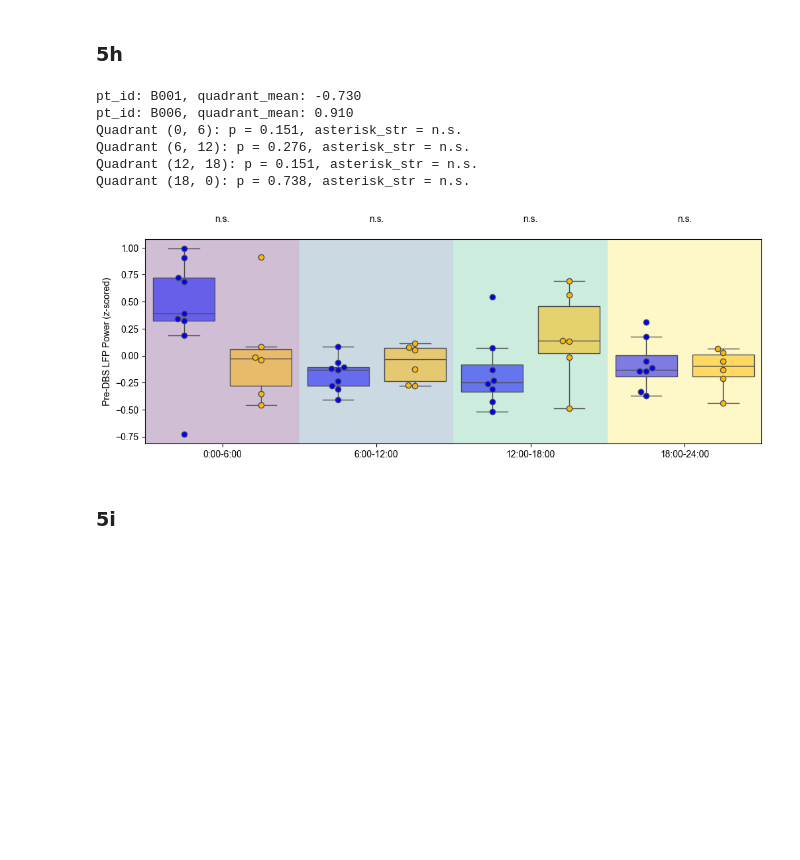
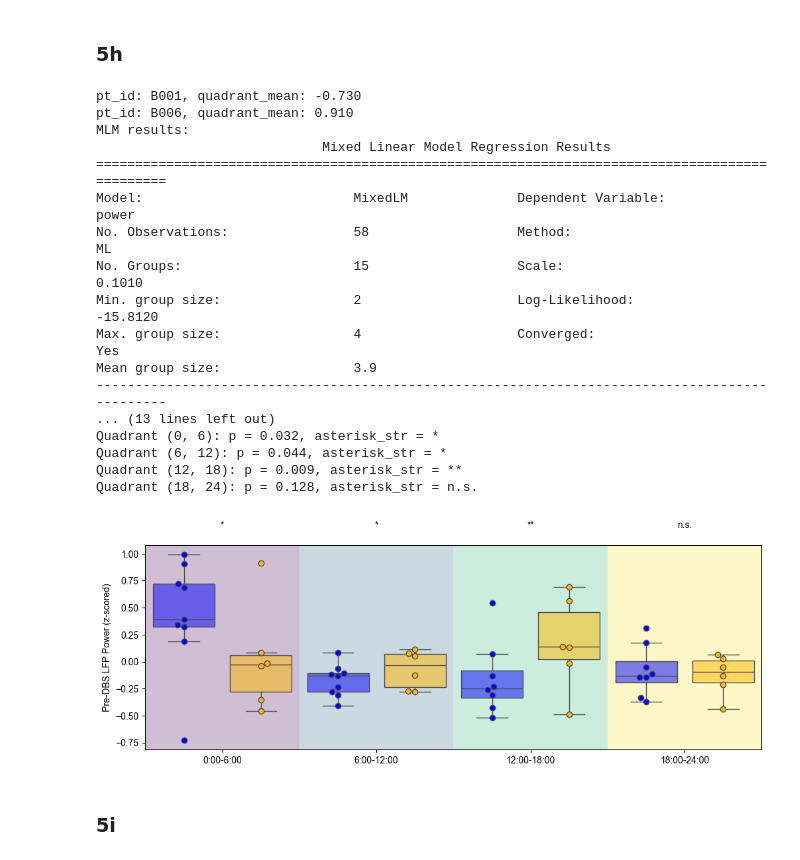
Before and after one commit to ProvenzaLab/PerceptPredictability, a Jupyter notebook: process_data.ipynb, the cells around one changed output. Cells and saved outputs as stored; diff of their text form; code cells hidden in the pictures; blank space fills up the shorter version.

Commit message:
apply mixed lm to time bin analysis in fig5

```diff
--- a/process_data.ipynb
+++ b/process_data.ipynb
@@ -1926,44 +1935,98 @@ plot_box_and_swarmplot(3, quadrant_power_dict[(6, 12)]['Non-Responder'], ax, col
 plot_box_and_swarmplot(4, quadrant_power_dict[(12, 18)]['Responder'], ax, color=COL_PAL['Responder'], alpha=0.5, widths=0.8)
 plot_box_and_swarmplot(5, quadrant_power_dict[(12, 18)]['Non-Responder'], ax, color=COL_PAL['Non-Responder'], alpha=0.5, widths=0.8)
 
 plot_box_and_swarmplot(6, quadrant_power_dict[(18, 0)]['Responder'], ax, color=COL_PAL['Responder'], alpha=0.5, widths=0.8)
 plot_box_and_swarmplot(7, quadrant_power_dict[(18, 0)]['Non-Responder'], ax, color=COL_PAL['Non-Responder'], alpha=0.5, widths=0.8)
 
+# Mixed LM to compare responder avg power values and non-responder avg power values across time bins
+
+# Reformat feature dataframe
+pt_feature_df['pt_id'] = pt_feature_df.index
+mlm_df = pt_feature_df.melt(id_vars=['pt_id', 'response_status'], var_name='time_bin', value_name='power')
+mlm_df.dropna(subset='power', inplace=True)
+
+# Mixed LM
+model = smf.mixedlm(
+    f"power ~ response_status * time_bin",
+    data=mlm_df,
+    groups=mlm_df['pt_id']
+)
+result = model.fit(method="powell", reml=False)
+
+print(f'MLM results:\n{result.summary()}')
+
+# Gather model results
+params = result.params
+pvalues = result.pvalues
+conf_int = result.conf_int()
+df_index = params.index.values
+groups = [t + ':time_bin[T.00:00:00]' if t == 'group[T.responder]' else t for t in df_index]
+
+# Create summary dataframe
+summary_df = pd.DataFrame({
+    'coefficient': params,
+    'pvalue': pvalues,
+    'ci_lower': conf_int[0],
+    'ci_upper': conf_int[1],
+    'time_bins': groups
+})
+
+# Apply multiple comparisons correction to p values
+interaction_terms = summary_df[summary_df.index.str.contains('response_status[T.Responder]*')]
+_, interaction_terms['pvalue'], _, _ = multipletests(interaction_terms['pvalue'], method='fdr_bh')
+
+def clean_label(col):
+    m = re.search(r'time_bin\[T\.(\d+):00-(\d+):00\]', col)
+    return (int(m.group(1)), int(m.group(2))) if m else (0, 6)
+
+interaction_terms['time_bins'] = [clean_label(c) for c in interaction_terms['time_bins']]
+sig_vals = interaction_terms.sort_values(by='time_bins')['pvalue'].values
+
 for i, quadrant in enumerate(quadrants):
-    r_vals = quadrant_power_dict[quadrant]['Responder']
-    nr_vals = quadrant_power_dict[quadrant]['Non-Responder']
-    if len(r_vals) > 1 and len(nr_vals) > 1:
-        _, p_val = stats.ttest_ind(r_vals, nr_vals, nan_policy='omit', equal_var=False)
-        asterisk_str = get_asterisk_str(p_val)
-        print(f'Quadrant {quadrant}: p = {p_val:.3f}, asterisk_str = {asterisk_str}')
+    if quadrant == (18, 0): quadrant = (18, 24)
+    pval = interaction_terms.loc[interaction_terms['time_bins'] == quadrant, 'pvalue'].values
+    if len(pval) > 0:
+        asterisk_str = get_asterisk_str(pval[0])
+        print(f'Quadrant {quadrant}: p = {pval[0]:.3f}, asterisk_str = {asterisk_str}')
     else:
         asterisk_str = 'n/a'
     x_pos = i * 2 + 0.5
     ax.text(x_pos, ax.get_ylim()[1], asterisk_str, ha='center', va='bottom', transform=ax.get_xaxis_transform())
 
 ylim = ax.get_ylim()
 sample_points = np.linspace(0, 1, 4)
 colors_in_colormap_order = [mcolors.to_hex(viridis(p)) for p in sample_points]
 for i, (start, end) in enumerate(quadrants):
     color = colors_in_colormap_order[i]
     ax.fill_betweenx(ylim, i*2-.5, i*2+1.5, color=color, alpha=0.25, ec=None, zorder=0)
 
 ax.set(
     xticks=[0.5, 2.5, 4.5, 6.5],
     xticklabels=quadrant_labels,
     ylabel='Pre-DBS LFP Power (z-scored)',
     ylim=ylim
 )
 
 plt.show()
 # %% [output]
 pt_id: B001, quadrant_mean: -0.730
 pt_id: B006, quadrant_mean: 0.910
-Quadrant (0, 6): p = 0.151, asterisk_str = n.s.
-Quadrant (6, 12): p = 0.276, asterisk_str = n.s.
-Quadrant (12, 18): p = 0.151, asterisk_str = n.s.
-Quadrant (18, 0): p = 0.738, asterisk_str = n.s.
+MLM results:
+                             Mixed Linear Model Regression Results
+===============================================================================================
+Model:                           MixedLM              Dependent Variable:              power
+No. Observations:                58                   Method:                          ML
+No. Groups:                      15                   Scale:                           0.1010
+Min. group size:                 2                    Log-Likelihood:                  -15.8120
+Max. group size:                 4                    Converged:                       Yes
+Mean group size:                 3.9
+-----------------------------------------------------------------------------------------------
+... (13 lines left out)
+Quadrant (0, 6): p = 0.032, asterisk_str = *
+Quadrant (6, 12): p = 0.044, asterisk_str = *
+Quadrant (12, 18): p = 0.009, asterisk_str = **
+Quadrant (18, 24): p = 0.128, asterisk_str = n.s.
-[figure, old version]
+[figure, new version]
 # %% [markdown]
 ### 5i
 # %%
```
Also changed, not shown: parts of 2 cells of this notebook, 1 other file.
